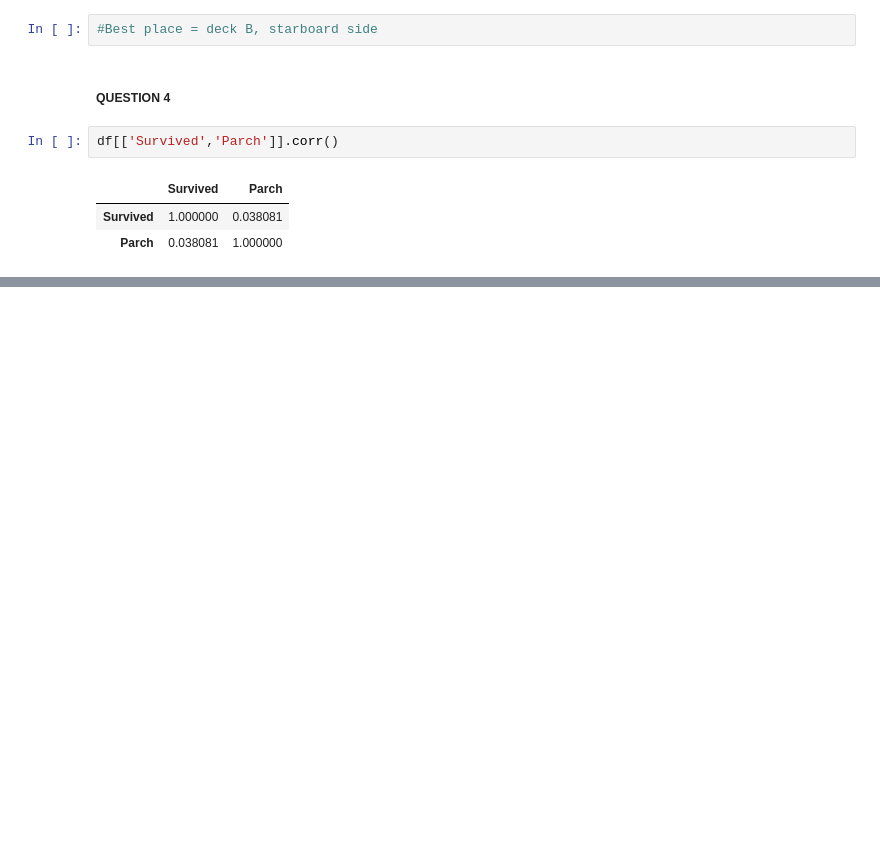
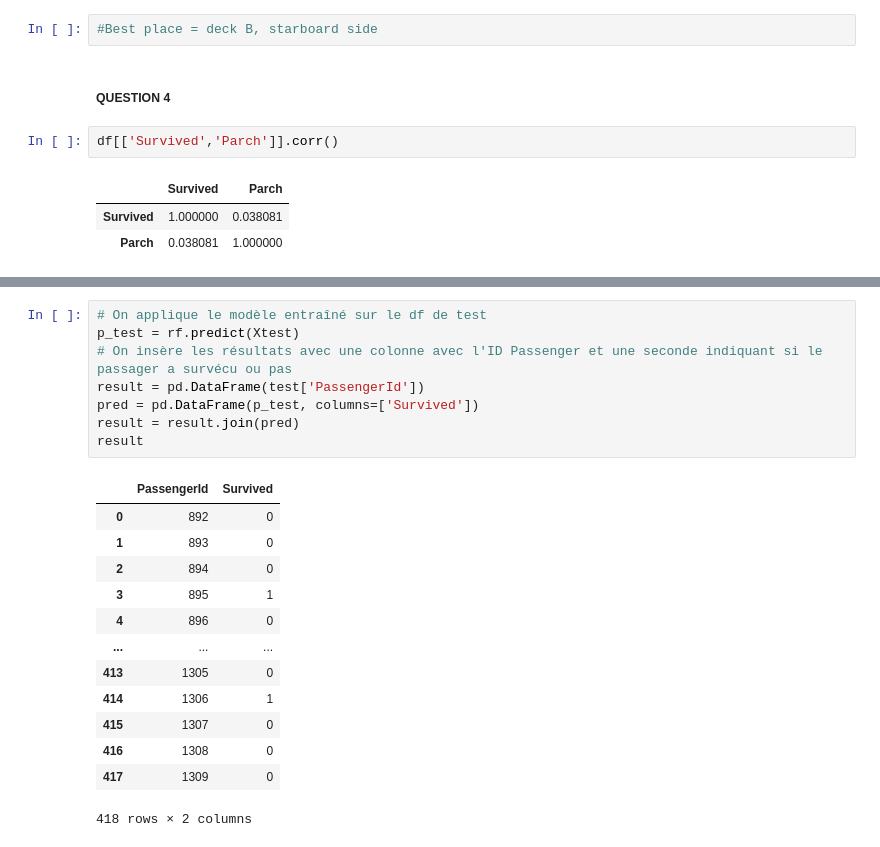
Before and after one commit to LaureMon/data-science-tutorials, a Jupyter notebook: introduction-to-python/Introduction to pandas.ipynb, the cells around one changed output, grey strips where cells are left out. Cells and saved outputs as stored; diff of their text form; blank space fills up the shorter version.

```diff
--- a/introduction-to-python/Introduction to pandas.ipynb
+++ b/introduction-to-python/Introduction to pandas.ipynb
@@ -321,0 +363,22 @@ all_data = pd.concat([training,test])
+# %%
+# On applique le modèle entraîné sur le df de test
+p_test = rf.predict(Xtest)
+# On insère les résultats avec une colonne avec l'ID Passenger et une seconde indiquant si le passager a survécu ou pas
+result = pd.DataFrame(test['PassengerId'])
+pred = pd.DataFrame(p_test, columns=['Survived'])
+result = result.join(pred)
+result
+# %% [output]
+|  | PassengerId | Survived |
+| 0 | 892 | 0 |
+| 1 | 893 | 0 |
+| 2 | 894 | 0 |
+| 3 | 895 | 1 |
+| 4 | 896 | 0 |
+| ... | ... | ... |
+| 413 | 1305 | 0 |
+| 414 | 1306 | 1 |
+| 415 | 1307 | 0 |
+| 416 | 1308 | 0 |
+| 417 | 1309 | 0 |
+418 rows × 2 columns
```
Also changed, not shown: parts of 9 cells of this notebook.
